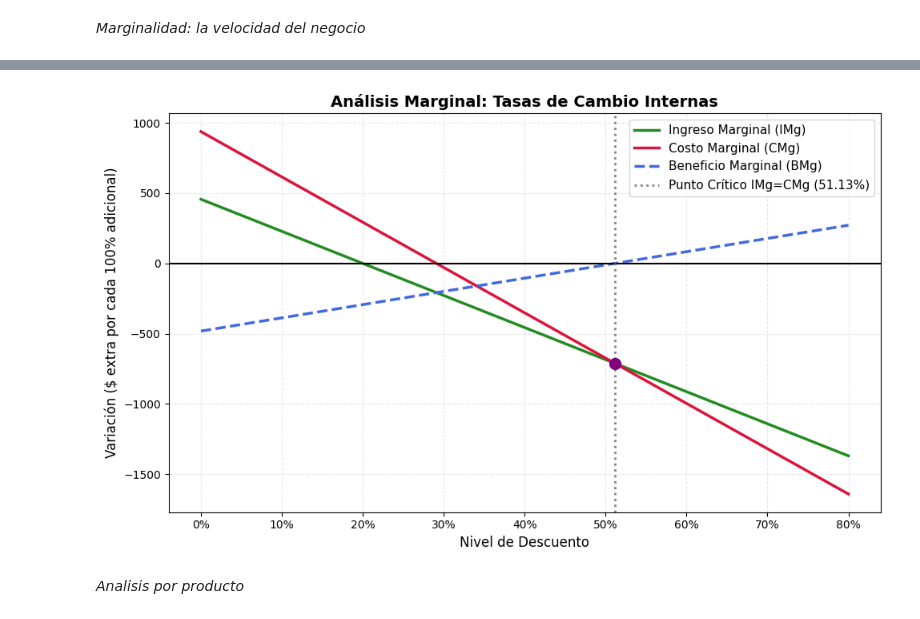
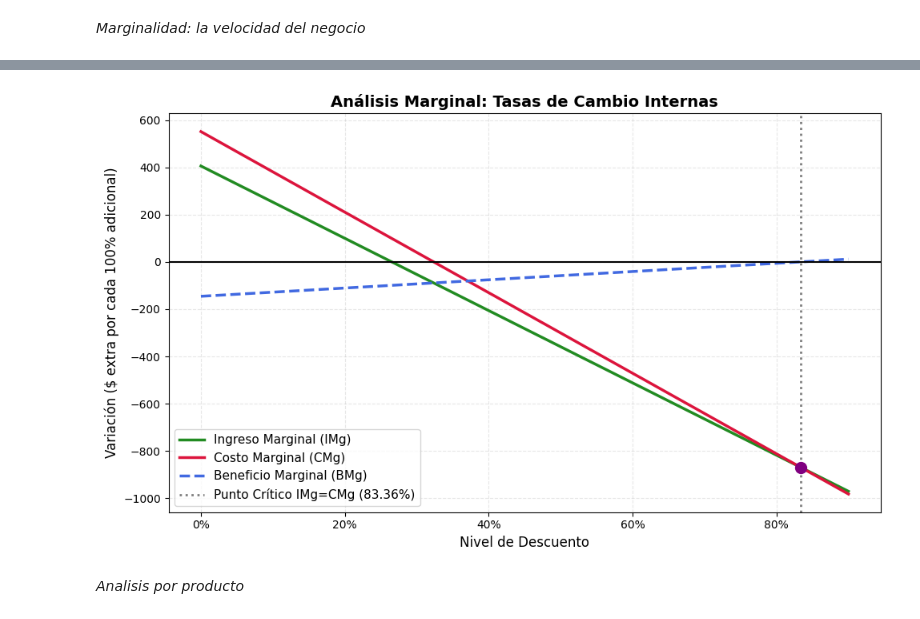
Before and after one commit to Pitiki10/TP-GRUPAL---SuperStore, a Jupyter notebook: TP_Integrado.ipynb, the cells around one changed output, grey strips where cells are left out. Drawn from its saved outputs; the diff is of its cells as text; code cells hidden in the pictures.

```diff
--- a/TP_Integrado.ipynb
+++ b/TP_Integrado.ipynb
@@ -401,11 +403,11 @@ plt.show()
 
  *Se ajustan regresiones polinómicas de grado 2 a los datos observados, usando el valor exacto de descuento como variable independiente. Esto permite obtener funciones continuas que capturan la tendencia general sin estar sujetas a la discretización por tramos.*
 # %%
-
-x          = resumen['Discount'].values
-y_profit   = resumen['Profit_prom'].values
-y_ingresos = resumen['Ventas_prom'].values
-y_costo    = resumen['Costo_prom'].values
+# Usamos las más de 9,000 observaciones individuales (limpias de outliers)
+x = df_limpio['Discount'].values
+y_profit = df_limpio['Profit'].values
+y_ingresos = df_limpio['Sales'].values
+y_costo = df_limpio['Costo_estimado'].values
 
 # Ajuste de coeficientes por Mínimos Cuadrados Ordinarios (OLS) para el ajuste polinómico de grado 2 (np.polyfit)
 coef_profit   = np.polyfit(x, y_profit,   2)
@@ -564,59 +574,47 @@ Este analisis suplementario nos muestra la cara de la otra moneda. No nos da dir
 # %%
-# 1. Aseguramos tener los coeficientes de Ingreso y Costo (grado 2)
-# Tomamos las variables desde el DataFrame 'resumen' que usaste antes
-x_desc = resumen['Discount']
-y_ingreso = resumen['Ventas_prom']
-y_costo = resumen['Costo_prom']
+# 1. Generamos los datos continuos para el eje X (de 0 a 90% de descuento)
+d_line = np.linspace(0, 0.9, 300)
 
-coef_ingreso = np.polyfit(x_desc, y_ingreso, 2)
-coef_costo = np.polyfit(x_desc, y_costo, 2)
-
-# Nota: Asumimos que los coeficientes del Beneficio ya están en las variables 'a', 'b' y 'c'
-# desde tu celda anterior.
-
-# 2. Generamos los datos continuos para el eje X (de 0 a 80% de descuento)
-d_line = np.linspace(0, 0.8, 100)
-
-# 3. Calculamos las Derivadas: f'(x) = 2*coef_a*x + coef_b
-img_line = 2 * coef_ingreso[0] * d_line + coef_ingreso[1]
-cmg_line = 2 * coef_costo[0] * d_line + coef_costo[1]
+# 2. Calculamos las Derivadas usando los coeficientes YA CALCULADOS arriba
+img_line = 2 * coef_ingresos[0] * d_line + coef_ingresos[1]# Ingreso Marginal
+cmg_line = 2 * coef_costo[0] * d_line + coef_costo[1] # Costo Marginal
 bmg_line = 2 * a * d_line + b  # Beneficio Marginal
 
-# 4. Configuración del gráfico
+# 3. Configuración del gráfico
 plt.figure(figsize=(10, 6))
 
 # Graficamos las tres líneas rectas (Tasa de Cambio)
 plt.plot(d_line, img_line, color='forestgreen', linewidth=2.5, label='Ingreso Marginal (IMg)')
 plt.plot(d_line, cmg_line, color='crimson', linewidth=2.5, label='Costo Marginal (CMg)')
 plt.plot(d_line, bmg_line, color='royalblue', linewidth=2.5, linestyle='--', label='Beneficio Marginal (BMg)')
 
 # Línea de Cero
 plt.axhline(0, color='black', linewidth=1.5, linestyle='-')
 
 # Marcador del punto de cruce crítico (donde IMg = CMg y BMg = 0)
 punto_critico_x = -b / (2 * a)
 plt.axvline(punto_critico_x, color='gray', linestyle=':', linewidth=2, label=f'Punto Crítico IMg=CMg ({punto_critico_x:.2%})')
 
 # Detalle estético: un punto exacto en la "X" donde se cruzan Costo e Ingreso Marginal
-punto_critico_y = 2 * coef_ingreso[0] * punto_critico_x + coef_ingreso[1]
+punto_critico_y = 2 * coef_ingresos[0] * punto_critico_x + coef_ingresos[1]
 plt.scatter([punto_critico_x], [punto_critico_y], color='purple', s=100, zorder=5)
 
 # Títulos y etiquetas
 plt.title('Análisis Marginal: Tasas de Cambio Internas', fontsize=14, fontweight='bold')
 plt.xlabel('Nivel de Descuento', fontsize=12)
 plt.ylabel('Variación ($ extra por cada 100% adicional)', fontsize=12)
 
 # Formatear el eje X para que se vea como porcentaje
 plt.gca().xaxis.set_major_formatter(plt.FuncFormatter(lambda x, _: f'{x:.0%}'))
 
 plt.legend(fontsize=11)
 plt.grid(True, alpha=0.3, linestyle='--')
 plt.tight_layout()
 
 # Mostramos el gráfico
 plt.show()
 # %% [output]
-[figure, old version]
+[figure, new version]
 # %% [markdown]
 *Analisis por producto*
 # %% [markdown]
```
Also changed, not shown: parts of 8 cells of this notebook.
